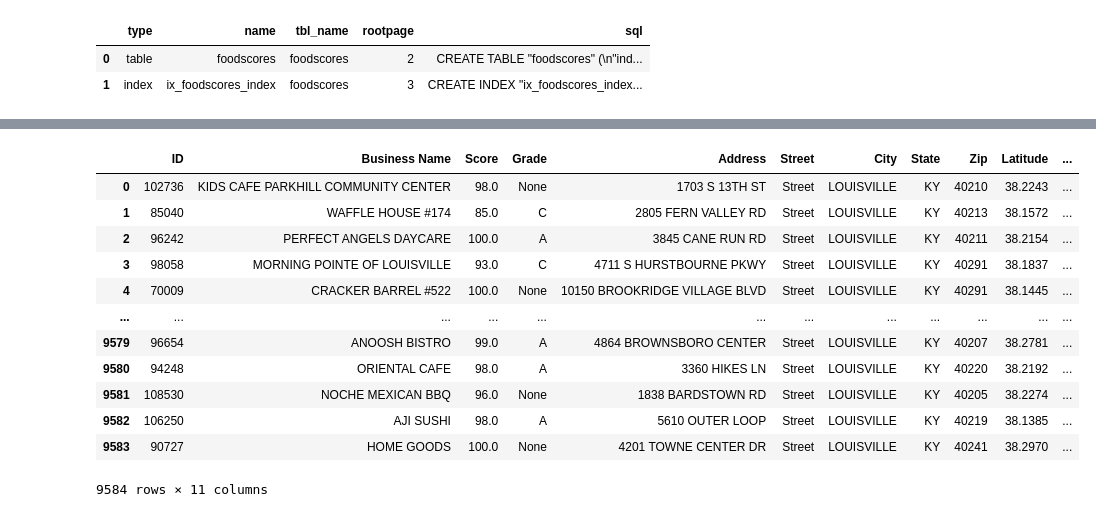
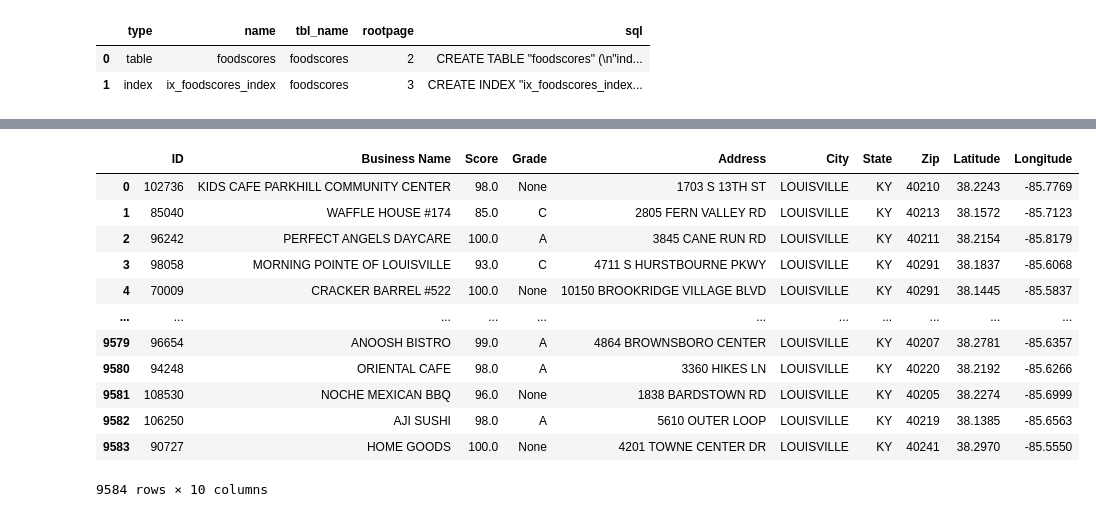
Before and after one commit to Reevin/python_codelou, a Jupyter notebook: FoodServiceDataSQL.ipynb, the cells around one changed output, grey strips where cells are left out. Saved outputs shown, nothing was run; the diff lists cells and outputs as text; code cells hidden in the pictures.

```diff
--- a/FoodServiceDataSQL.ipynb
+++ b/FoodServiceDataSQL.ipynb
@@ -68,27 +92,27 @@ run_query(query)
 # %%
 #  Displaying Organised Dataset with specific columns selected and renamed
 
 query = """
 SELECT "EstablishmentID" AS "ID", "EstablishmentName" AS "Business Name",
-"Score", "Grade", "Address", "Street" AS "Street", "City", "State", "ZIP", "Latitude", "Longitude"
+"Score", "Grade", "Address", "City", "State", "ZIP", "Latitude", "Longitude"
 FROM foodscores;
 """
 
 run_query(query)
 # %% [output]
-|  | ID | Business Name | Score | Grade | Address | Street | City | State | Zip | Latitude | ... |
-| 0 | 102736 | KIDS CAFE PARKHILL COMMUNITY CENTER | 98.0 | None | 1703 S 13TH ST | Street | LOUISVILLE | KY | 40210 | 38.2243 | ... |
-| 1 | 85040 | WAFFLE HOUSE #174 | 85.0 | C | 2805 FERN VALLEY RD | Street | LOUISVILLE | KY | 40213 | 38.1572 | ... |
-| 2 | 96242 | PERFECT ANGELS DAYCARE | 100.0 | A | 3845 CANE RUN RD | Street | LOUISVILLE | KY | 40211 | 38.2154 | ... |
-| 3 | 98058 | MORNING POINTE OF LOUISVILLE | 93.0 | C | 4711 S HURSTBOURNE PKWY | Street | LOUISVILLE | KY | 40291 | 38.1837 | ... |
-| 4 | 70009 | CRACKER BARREL #522 | 100.0 | None | 10150 BROOKRIDGE VILLAGE BLVD | Street | LOUISVILLE | KY | 40291 | 38.1445 | ... |
-| ... | ... | ... | ... | ... | ... | ... | ... | ... | ... | ... | ... |
-| 9579 | 96654 | ANOOSH BISTRO | 99.0 | A | 4864 BROWNSBORO CENTER | Street | LOUISVILLE | KY | 40207 | 38.2781 | ... |
-| 9580 | 94248 | ORIENTAL CAFE | 98.0 | A | 3360 HIKES LN | Street | LOUISVILLE | KY | 40220 | 38.2192 | ... |
-| 9581 | 108530 | NOCHE MEXICAN BBQ | 96.0 | None | 1838 BARDSTOWN RD | Street | LOUISVILLE | KY | 40205 | 38.2274 | ... |
-| 9582 | 106250 | AJI SUSHI | 98.0 | A | 5610 OUTER LOOP | Street | LOUISVILLE | KY | 40219 | 38.1385 | ... |
-| 9583 | 90727 | HOME GOODS | 100.0 | None | 4201 TOWNE CENTER DR | Street | LOUISVILLE | KY | 40241 | 38.2970 | ... |
+|  | ID | Business Name | Score | Grade | Address | City | State | Zip | Latitude | Longitude |
+| 0 | 102736 | KIDS CAFE PARKHILL COMMUNITY CENTER | 98.0 | None | 1703 S 13TH ST | LOUISVILLE | KY | 40210 | 38.2243 | -85.7769 |
+| 1 | 85040 | WAFFLE HOUSE #174 | 85.0 | C | 2805 FERN VALLEY RD | LOUISVILLE | KY | 40213 | 38.1572 | -85.7123 |
+| 2 | 96242 | PERFECT ANGELS DAYCARE | 100.0 | A | 3845 CANE RUN RD | LOUISVILLE | KY | 40211 | 38.2154 | -85.8179 |
+| 3 | 98058 | MORNING POINTE OF LOUISVILLE | 93.0 | C | 4711 S HURSTBOURNE PKWY | LOUISVILLE | KY | 40291 | 38.1837 | -85.6068 |
+| 4 | 70009 | CRACKER BARREL #522 | 100.0 | None | 10150 BROOKRIDGE VILLAGE BLVD | LOUISVILLE | KY | 40291 | 38.1445 | -85.5837 |
+| ... | ... | ... | ... | ... | ... | ... | ... | ... | ... | ... |
+| 9579 | 96654 | ANOOSH BISTRO | 99.0 | A | 4864 BROWNSBORO CENTER | LOUISVILLE | KY | 40207 | 38.2781 | -85.6357 |
+| 9580 | 94248 | ORIENTAL CAFE | 98.0 | A | 3360 HIKES LN | LOUISVILLE | KY | 40220 | 38.2192 | -85.6266 |
+| 9581 | 108530 | NOCHE MEXICAN BBQ | 96.0 | None | 1838 BARDSTOWN RD | LOUISVILLE | KY | 40205 | 38.2274 | -85.6999 |
+| 9582 | 106250 | AJI SUSHI | 98.0 | A | 5610 OUTER LOOP | LOUISVILLE | KY | 40219 | 38.1385 | -85.6563 |
+| 9583 | 90727 | HOME GOODS | 100.0 | None | 4201 TOWNE CENTER DR | LOUISVILLE | KY | 40241 | 38.2970 | -85.5550 |
-9584 rows × 11 columns
+9584 rows × 10 columns
 # %%
 #  Rerunning above query with WHERE clause to filter out specified ratings
 
```
Also changed, not shown: parts of 9 cells of this notebook.
